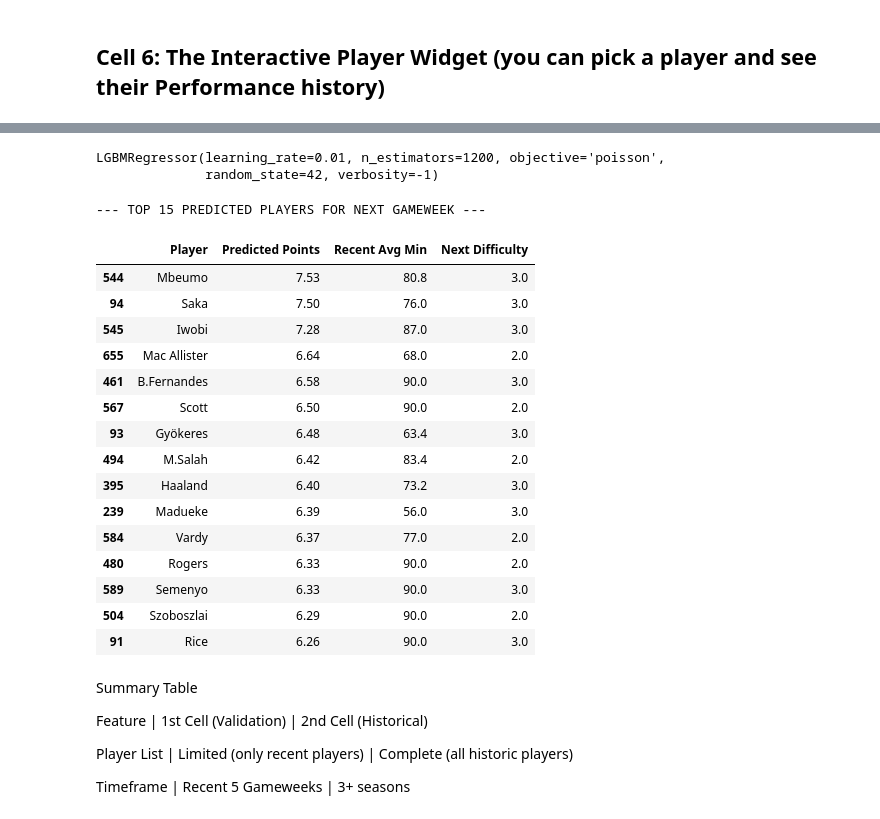
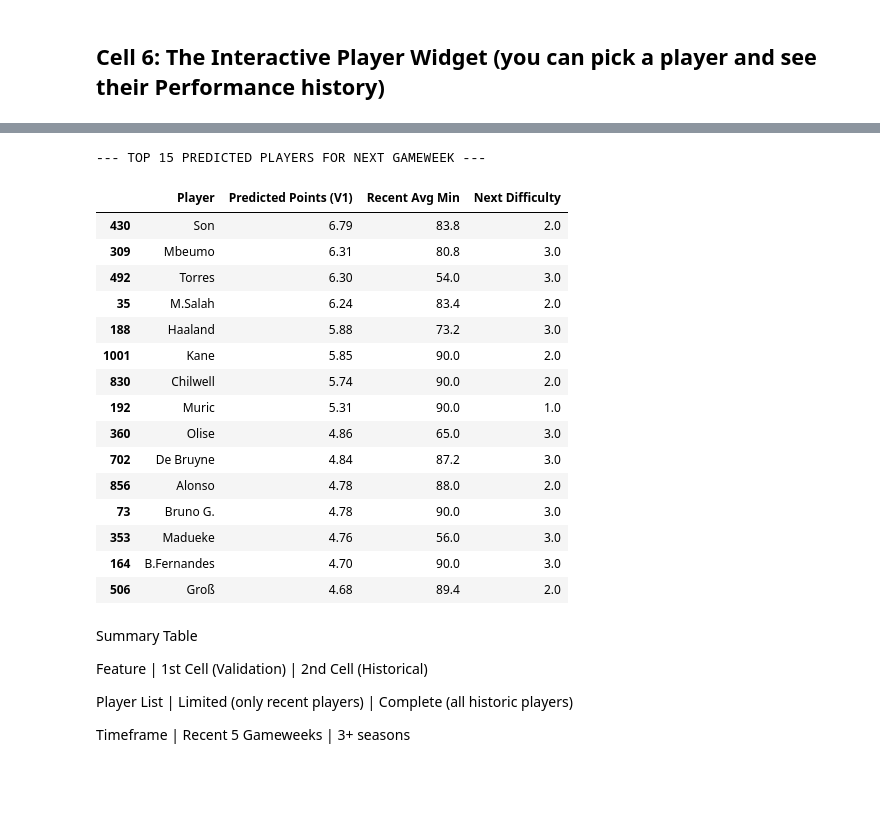
Before and after one commit to sophiedelrey/fpl_pipeline, a Jupyter notebook: models/forecaster_pro.ipynb, the cells around one changed output, grey strips where cells are left out. Drawn from its saved outputs; the diff is of its cells as text; code cells hidden in the pictures; blank space fills up the shorter version.

```diff
--- a/models/forecaster_pro.ipynb
+++ b/models/forecaster_pro.ipynb
@@ -927,17 +924,3 @@ Sample of audited players: ['Aaronson', 'Abraham', 'Aina', 'Ajer', 'Aké', 'Amad
-# %%
-import lightgbm as lgb
-import numpy as np
-
-# This creates 'model_v4' so the next cell can find it
-X_v4 = windowed_df.drop(columns=['target'])
-y_v4_clipped = np.maximum(windowed_df['target'], 0)
-weights = np.where(y_v4_clipped >= 8, 2.5, 1.0)
-
-model_v4 = lgb.LGBMRegressor(objective='poisson', n_estimators=1200, learning_rate=0.01, random_state=42, verbosity=-1)
-model_v4.fit(X_v4, y_v4_clipped, sample_weight=weights, categorical_feature=['position', 'next_is_home'])
-# %% [output]
-LGBMRegressor(learning_rate=0.01, n_estimators=1200, objective='poisson',
-              random_state=42, verbosity=-1)
 # %%
 # 1. GET THE ABSOLUTE LATEST WINDOW FOR EVERY PLAYER
 inference_data = []
@@ -947,7 +930,7 @@ player_names = []
 df_inf = df_augmented.sort_values(['Player UUID', 'season', 'Gameweek'])
 
 for pid, group in df_inf.groupby('Player UUID'):
-    # We need at least 6 games of history
+    # need at least 6 games of history
     if len(group) >= 6:
         # Features: Last 6 points (lags)
         lags = list(group['Total Points'].tail(6).values)
@@ -960,55 +943,57 @@ for pid, group in df_inf.groupby('Player UUID'):
             last_row['Position'],
             last_row['Next_Opponent_Difficulty'],
             last_row['Next_Is_Home'],
             last_row['Rolling_Avg_Minutes_5'],
             last_row['Season_Phase'],
-            last_row['Prev_Season_Avg_Points']  # <--- Added 12th Feature
+            last_row['Prev_Season_Avg_Points']  # Added 12th Feature
         ]
 
         inference_data.append(row)
         player_names.append(last_row['Web Name'])
 
 # 2. CONVERT TO DATAFRAME
 # Use the exact column names used in the training window dataframe
 feature_cols = [f'lag_{i}' for i in range(6, 0, -1)] + \
                ['position', 'next_difficulty', 'next_is_home', 'rolling_min', 'season_phase', 'season_baseline']
 
 inference_df = pd.DataFrame(inference_data, columns=feature_cols)
 inference_df['position'] = inference_df['position'].astype('category')
 
 # 3. GENERATE PREDICTIONS
-# Ensure you use 'model_v4' if that is your most recent trained model
-# If you are still testing the earlier version, use 'model_raw'
-raw_preds = model_v4.predict(inference_df)
+# Using the Baseline model (model_raw) as we haven't trained V4 yet
+if 'model_raw' in locals():
+    raw_preds = model_raw.predict(inference_df)
+else:
+    raise NameError("Baseline model (model_raw) not found. Run Cell 4 first.")
 
 # 4. SHOW TOP 15 RANKING
 leaderboard = pd.DataFrame({
     'Player': player_names,
-    'Predicted Points': np.round(raw_preds, 2),
+    'Predicted Points (V1)': np.round(raw_preds, 2), # Label it V1 for clarity
     'Recent Avg Min': np.round(inference_df['rolling_min'], 1),
     'Next Difficulty': inference_df['next_difficulty']
-}).sort_values(by='Predicted Points', ascending=False)
+}).sort_values(by='Predicted Points (V1)', ascending=False)
 
 print("--- TOP 15 PREDICTED PLAYERS FOR NEXT GAMEWEEK ---")
 display(leaderboard.head(15))
 # %% [output]
 --- TOP 15 PREDICTED PLAYERS FOR NEXT GAMEWEEK ---
-|  | Player | Predicted Points | Recent Avg Min | Next Difficulty |
-| 544 | Mbeumo | 7.53 | 80.8 | 3.0 |
-| 94 | Saka | 7.50 | 76.0 | 3.0 |
-| 545 | Iwobi | 7.28 | 87.0 | 3.0 |
-| 655 | Mac Allister | 6.64 | 68.0 | 2.0 |
-| 461 | B.Fernandes | 6.58 | 90.0 | 3.0 |
-| 567 | Scott | 6.50 | 90.0 | 2.0 |
-| 93 | Gyökeres | 6.48 | 63.4 | 3.0 |
-| 494 | M.Salah | 6.42 | 83.4 | 2.0 |
-| 395 | Haaland | 6.40 | 73.2 | 3.0 |
-| 239 | Madueke | 6.39 | 56.0 | 3.0 |
-| 584 | Vardy | 6.37 | 77.0 | 2.0 |
-| 480 | Rogers | 6.33 | 90.0 | 2.0 |
-| 589 | Semenyo | 6.33 | 90.0 | 3.0 |
-| 504 | Szoboszlai | 6.29 | 90.0 | 2.0 |
-| 91 | Rice | 6.26 | 90.0 | 3.0 |
+|  | Player | Predicted Points (V1) | Recent Avg Min | Next Difficulty |
+| 430 | Son | 6.79 | 83.8 | 2.0 |
+| 309 | Mbeumo | 6.31 | 80.8 | 3.0 |
+| 492 | Torres | 6.30 | 54.0 | 3.0 |
+| 35 | M.Salah | 6.24 | 83.4 | 2.0 |
+| 188 | Haaland | 5.88 | 73.2 | 3.0 |
+| 1001 | Kane | 5.85 | 90.0 | 2.0 |
+| 830 | Chilwell | 5.74 | 90.0 | 2.0 |
+| 192 | Muric | 5.31 | 90.0 | 1.0 |
+| 360 | Olise | 4.86 | 65.0 | 3.0 |
+| 702 | De Bruyne | 4.84 | 87.2 | 3.0 |
+| 856 | Alonso | 4.78 | 88.0 | 2.0 |
+| 73 | Bruno G. | 4.78 | 90.0 | 3.0 |
+| 353 | Madueke | 4.76 | 56.0 | 3.0 |
+| 164 | B.Fernandes | 4.70 | 90.0 | 3.0 |
+| 506 | Groß | 4.68 | 89.4 | 2.0 |
 # %% [markdown]
 Summary Table
 
```
Also changed, not shown: parts of 45 cells of this notebook, 1 other file.
